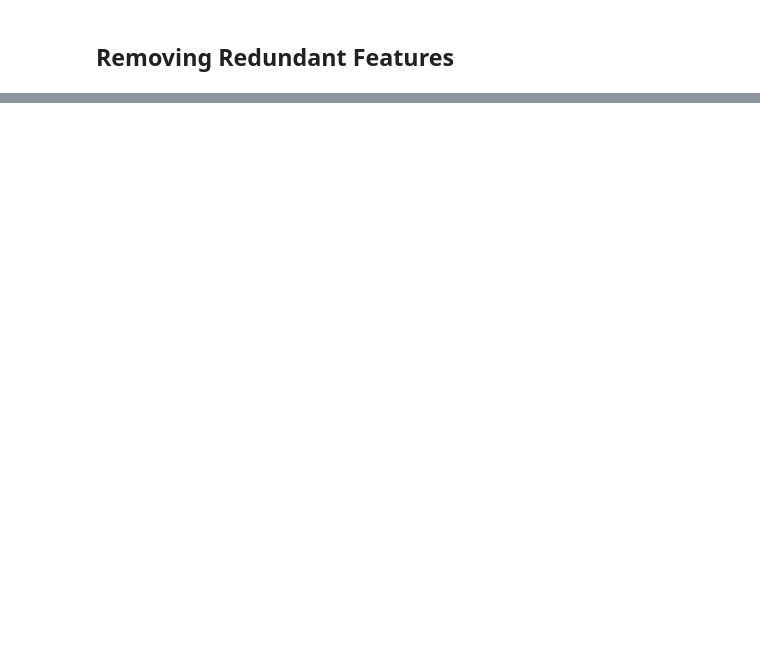
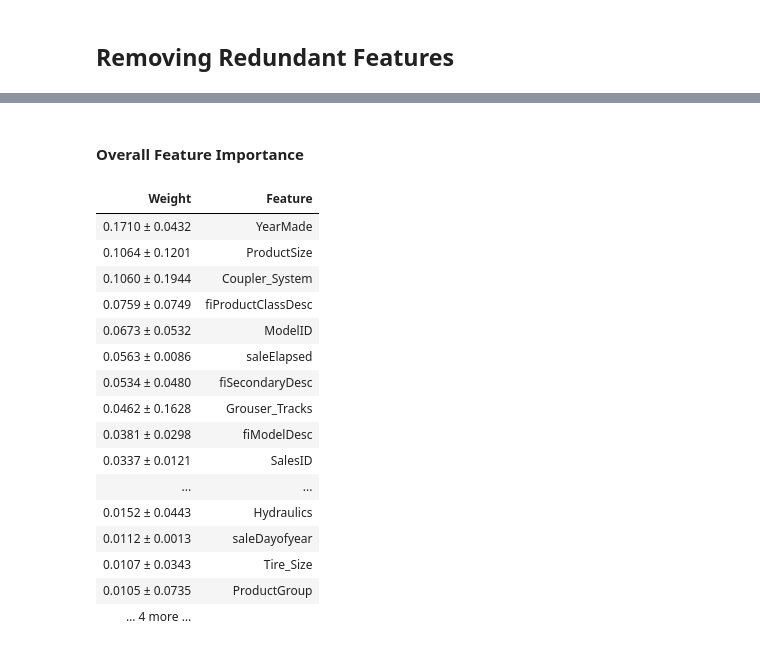
Before and after one commit to cjherman6/rf_implementation, a Jupyter notebook: bulldozer_data.ipynb, the cells around one changed output, grey strips where cells are left out. Cells and saved outputs as stored; diff of their text form; code cells hidden in the pictures; blank space fills up the shorter version.

```diff
--- a/bulldozer_data.ipynb
+++ b/bulldozer_data.ipynb
@@ -344,0 +354,22 @@ get_oob(df_keep.drop(to_drop, axis=1))
+# %% [markdown]
+#### Overall Feature Importance
+# %%
+eli5.show_weights(m,feature_names=list(df_keep.columns))
+# %% [output]
+| Weight | Feature |
+| 0.1710 ± 0.0432 | YearMade |
+| 0.1064 ± 0.1201 | ProductSize |
+| 0.1060 ± 0.1944 | Coupler_System |
+| 0.0759 ± 0.0749 | fiProductClassDesc |
+| 0.0673 ± 0.0532 | ModelID |
+| 0.0563 ± 0.0086 | saleElapsed |
+| 0.0534 ± 0.0480 | fiSecondaryDesc |
+| 0.0462 ± 0.1628 | Grouser_Tracks |
+| 0.0381 ± 0.0298 | fiModelDesc |
+| 0.0337 ± 0.0121 | SalesID |
+| ... | ... |
+| 0.0152 ± 0.0443 | Hydraulics |
+| 0.0112 ± 0.0013 | saleDayofyear |
+| 0.0107 ± 0.0343 | Tire_Size |
+| 0.0105 ± 0.0735 | ProductGroup |
+| … 4 more … |  |
```
Also changed, not shown: parts of 23 cells of this notebook.
